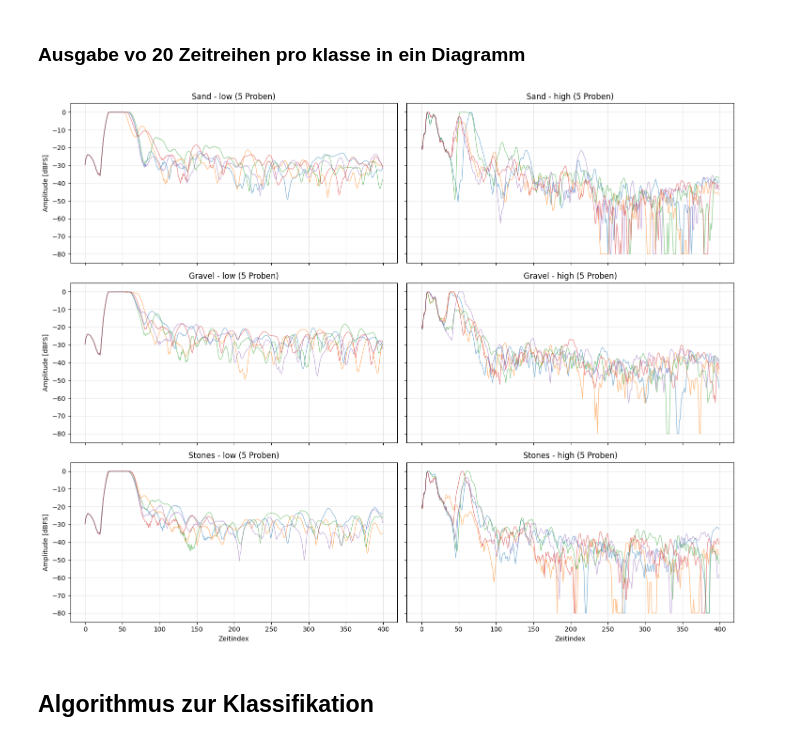
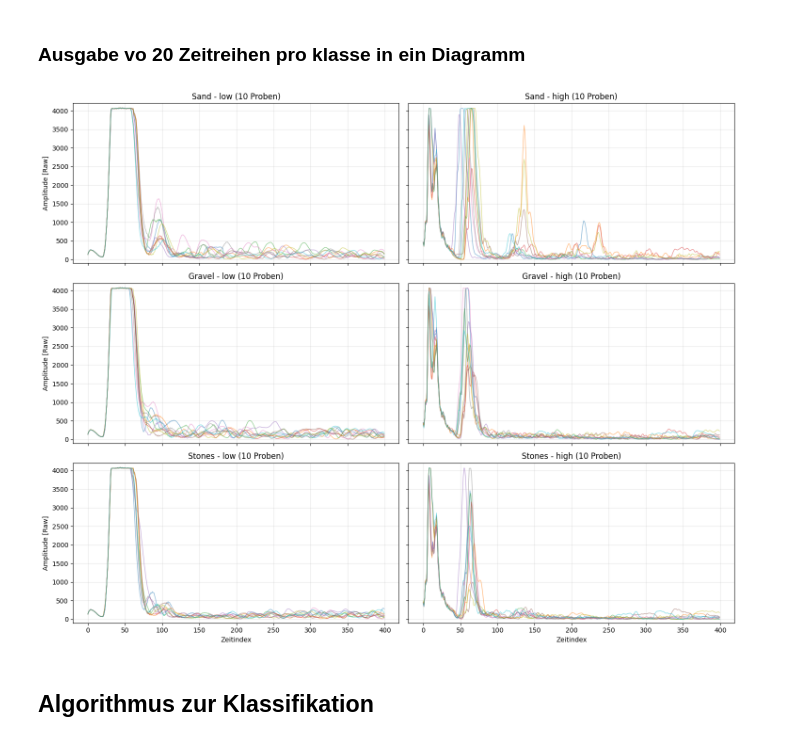
Before and after one commit to Ssaammyy36/sonar_mpa, a Jupyter notebook: dev/ki/notebooks/simple_ki_modell_v1.ipynb, the cells around one changed output. Cells and saved outputs as stored; diff of their text form; code cells hidden in the pictures.

```diff
--- a/dev/ki/notebooks/simple_ki_modell_v1.ipynb
+++ b/dev/ki/notebooks/simple_ki_modell_v1.ipynb
@@ -28,6 +28,8 @@ import pickle
 import os
 # %%
 # Configs
+LOG = False
+save_model = False
 
 # Datenordner - eine Ebene höher als "dev"
 import os
@@ -35,7 +37,6 @@ base_path = os.path.abspath(os.path.join(os.getcwd(), '../../../data'))
 
 # Model
 MAX_DEPTH = 4
-save_model = False
 model_save_path = os.path.abspath(os.path.join(os.getcwd(), "../../models/sonar_model_v2.pkl"))
 # %% [markdown]
 ## Trainingsdaten laden
@@ -100,44 +101,53 @@ for i, class_name in enumerate(classes):
         ax = axes[i, j]
 
         # Daten filtern für spezifische Klasse und Frequenz
-        subset = data_frame[(data_frame['class_name'] == class_name) & (data_frame['Frequency'] == freq)]
+        subset = final_df[(final_df['class_name'] == class_name) & (final_df['Frequency'] == freq)]
 
-        n_samples = min(5, len(subset))
+        n_samples = min(10, len(subset))
 
         if n_samples > 0:
             # Zufällige Auswahl
             sampled_data = subset.sample(n_samples, random_state=42)
 
             # 1. Rohdaten holen (als Float)
             result = sampled_data.drop(columns=['class_name', 'Frequency']).values.astype(float)
 
-            # 2. Direkt in dB umrechnen
-            amplitudes = np.clip(20 * np.log10(np.clip(result / 4095.0, 1e-9, 1.0)), -80, 0)
+            if LOG == True:
+                # 2. Direkt in dB umrechnen
+                amplitudes = np.clip(20 * np.log10(np.clip(result / 4095.0, 1e-9, 1.0)), -80, 0)
+                y_min, y_max = -85, 5
+            else:
+                # Linear belassen (bspw. 0 bis 4095)
+                amplitudes = result
+                y_min, y_max = -100, 4200
 
             # Plotten
             for row in amplitudes:
                 ax.plot(row, alpha=0.5, linewidth=1)
 
-            # Y-Achse fixieren (-85 bis 5 dB)
-            ax.set_ylim(-85, 5)
+            # Y-Achse anpassen
+            ax.set_ylim(y_min, y_max)
             ax.set_title(f'{class_name} - {freq} ({n_samples} Proben)')
         else:
             ax.set_title(f'{class_name} - {freq} (Keine Daten)')
 
         ax.grid(True, alpha=0.3)
 
         # Y-Label nur in der ersten Spalte
         if j == 0:
-            ax.set_ylabel('Amplitude [dBFS]')
+            if LOG == True:
+                ax.set_ylabel('Amplitude [dBFS]')
+            else:
+                ax.set_ylabel('Amplitude [Raw]')
 
         # X-Label nur in der letzten Zeile
         if i == num_classes - 1:
             ax.set_xlabel('Zeitindex')
 
 plt.tight_layout()
 plt.show()
 # %% [output]
-[figure, old version]
+[figure, new version]
 # %% [markdown]
 ## Algorithmus zur Klassifikation
 # %% [markdown]
```
